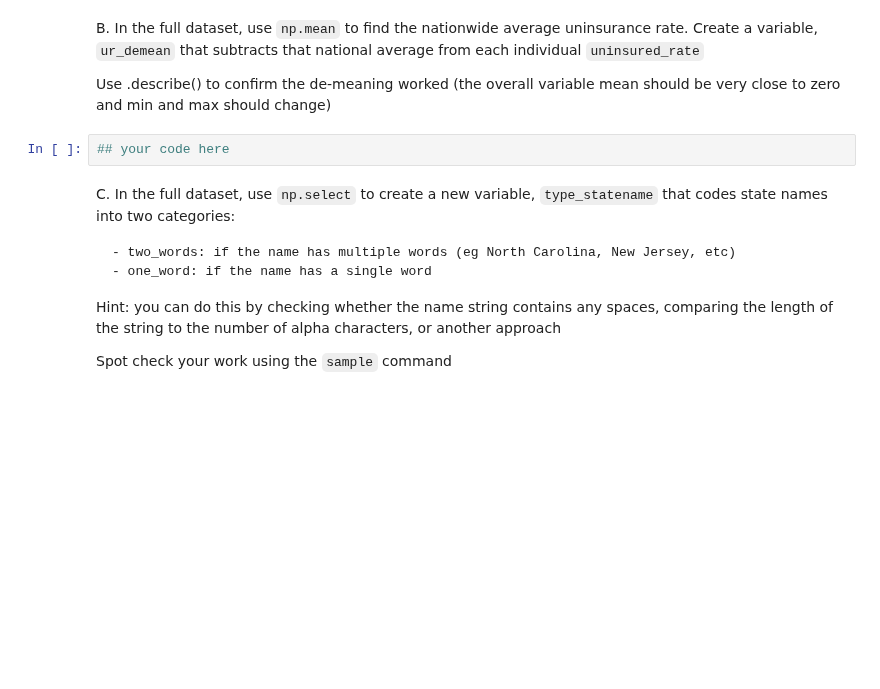
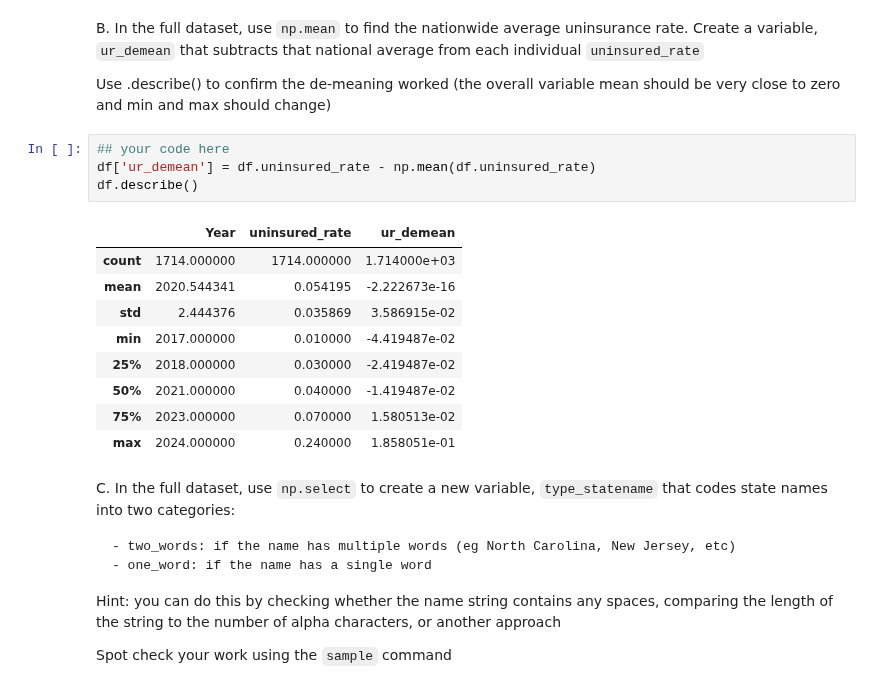
Before and after one commit to rebeccajohnson88/PPOL5203_fall2026, a Jupyter notebook: activities/_week6_activity.ipynb, the cells around one changed output. Drawn from its saved outputs; the diff is of its cells as text; blank space fills up the shorter version.

```diff
--- a/activities/_week6_activity.ipynb
+++ b/activities/_week6_activity.ipynb
@@ -89,6 +271,18 @@ B. In the full dataset, use `np.mean` to find the nationwide average uninsurance
 Use .describe() to confirm the de-meaning worked (the overall variable mean should be very close to zero and min and max should change)
 # %%
 ## your code here
+df['ur_demean'] = df.uninsured_rate - np.mean(df.uninsured_rate)
+df.describe()
+# %% [output]
+|  | Year | uninsured_rate | ur_demean |
+| count | 1714.000000 | 1714.000000 | 1.714000e+03 |
+| mean | 2020.544341 | 0.054195 | -2.222673e-16 |
+| std | 2.444376 | 0.035869 | 3.586915e-02 |
+| min | 2017.000000 | 0.010000 | -4.419487e-02 |
+| 25% | 2018.000000 | 0.030000 | -2.419487e-02 |
+| 50% | 2021.000000 | 0.040000 | -1.419487e-02 |
+| 75% | 2023.000000 | 0.070000 | 1.580513e-02 |
+| max | 2024.000000 | 0.240000 | 1.858051e-01 |
 # %% [markdown]
 C. In the full dataset, use `np.select` to create a new variable, `type_statename` that codes state names into two categories:
 
```
Also changed, not shown: parts of 16 cells of this notebook, 19 other files.
